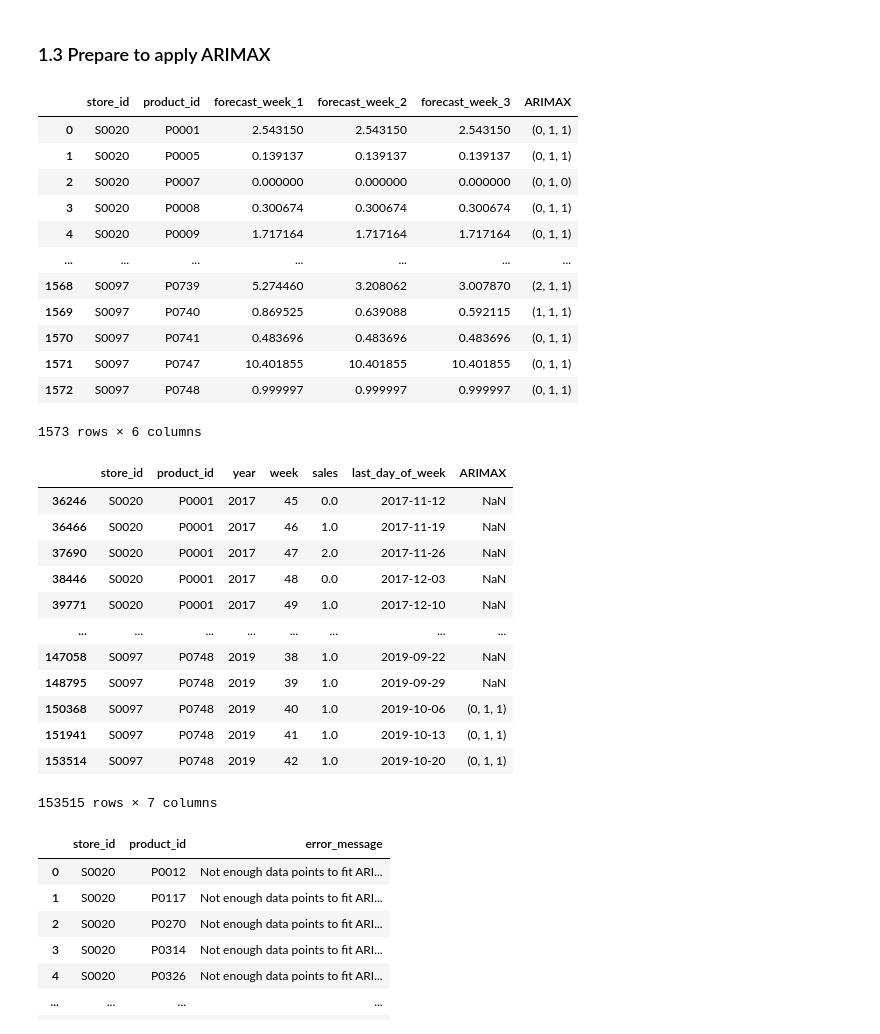
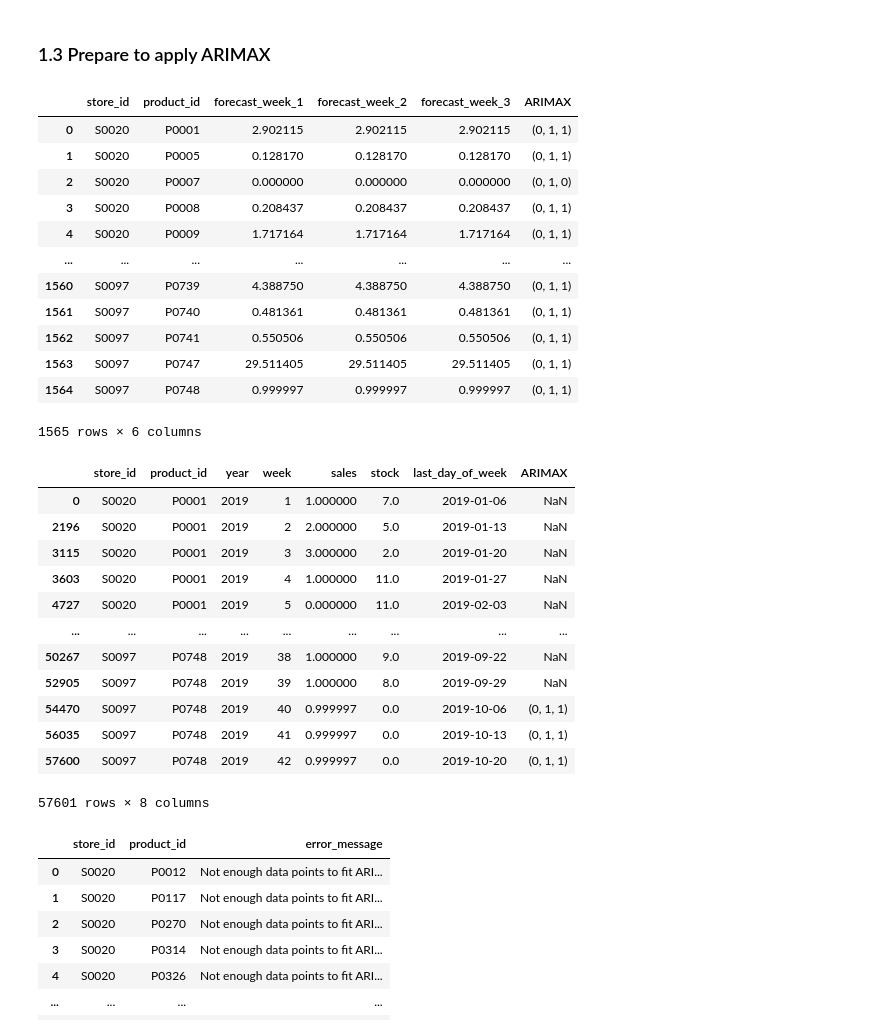
Before and after one commit to yurimfreitas/ProjectII, a Jupyter notebook: 5.3.2-Arimax_by_fabian_2019.ipynb, the cells around one changed output. Saved outputs shown, nothing was run; the diff lists cells and outputs as text; code cells hidden in the pictures.

```diff
--- a/5.3.2-Arimax_by_fabian_2019.ipynb
+++ b/5.3.2-Arimax_by_fabian_2019.ipynb
@@ -5,8 +5,8 @@ import joblib
 from statsmodels.tsa.statespace.sarimax import SARIMAX
 
 # df_sales_ dataset
-#df_sales_filtered_2019 = joblib.load('df_sales_filtered_2019.pkl')
-df_sales_filtered_all = joblib.load('df_sales_filtered_all.pkl')
+df_sales_filtered_2019 = joblib.load('df_sales_filtered_2019.pkl')
+#df_sales_filtered_all = joblib.load('df_sales_filtered_all.pkl')
 # %% [markdown]
 ## 1 Create a date field based in Year and Week of the year
 # %% [markdown]
@@ -21,7 +21,7 @@ def get_last_day_of_iso_week(year, week):
     return week_start_date + datetime.timedelta(days=6)
 
 # Applying function to DataFrame
-df_sales_filtered_all['last_day_of_week'] = df_sales_filtered_all.apply(
+df_sales_filtered_2019['last_day_of_week'] = df_sales_filtered_2019.apply(
     lambda x: get_last_day_of_iso_week(x['year'], x['week']), axis=1
 )
 # %%
@@ -30,15 +30,15 @@ df_sales_filtered_all['last_day_of_week'] = df_sales_filtered_all.apply(
 ### 1.2 Convert date to time series by set as index and sort that
 # %%
 # Set 'date' column as index and sort by date
-df_sales_filtered_all.set_index('last_day_of_week', inplace=True)
-df_sales_filtered_all.sort_index(inplace=True)
+df_sales_filtered_2019.set_index('last_day_of_week', inplace=True)
+df_sales_filtered_2019.sort_index(inplace=True)
 # %%
 #df_sales_filtered_2019.head(60)
 # %% [markdown]
 ### 1.3 Prepare to apply ARIMAX
 # %%
 # Group by 'store_id' and 'product_id'
-grouped = df_sales_filtered_all.groupby(['store_id', 'product_id'])
+grouped = df_sales_filtered_2019.groupby(['store_id', 'product_id'])
 
 # Create a DataFrame to store forecasts and a data frame to have those product/store with error
 df_forecasts = pd.DataFrame(columns=['store_id', 'product_id', 'forecast_week_1', 'forecast_week_2', 'forecast_week_3', 'ARIMAX'])
@@ -158,21 +158,23 @@ df_forecasts.to_csv('forecasts_arimax.csv', index=False)
 df_forecasts
 # %% [output]
 |  | store_id | product_id | forecast_week_1 | forecast_week_2 | forecast_week_3 | ARIMAX |
-| 0 | S0020 | P0001 | 2.543150 | 2.543150 | 2.543150 | (0, 1, 1) |
-| 1 | S0020 | P0005 | 0.139137 | 0.139137 | 0.139137 | (0, 1, 1) |
+| 0 | S0020 | P0001 | 2.902115 | 2.902115 | 2.902115 | (0, 1, 1) |
+| 1 | S0020 | P0005 | 0.128170 | 0.128170 | 0.128170 | (0, 1, 1) |
 | 2 | S0020 | P0007 | 0.000000 | 0.000000 | 0.000000 | (0, 1, 0) |
-| 3 | S0020 | P0008 | 0.300674 | 0.300674 | 0.300674 | (0, 1, 1) |
+| 3 | S0020 | P0008 | 0.208437 | 0.208437 | 0.208437 | (0, 1, 1) |
 | 4 | S0020 | P0009 | 1.717164 | 1.717164 | 1.717164 | (0, 1, 1) |
 | ... | ... | ... | ... | ... | ... | ... |
-| 1568 | S0097 | P0739 | 5.274460 | 3.208062 | 3.007870 | (2, 1, 1) |
-| 1569 | S0097 | P0740 | 0.869525 | 0.639088 | 0.592115 | (1, 1, 1) |
-| 1570 | S0097 | P0741 | 0.483696 | 0.483696 | 0.483696 | (0, 1, 1) |
-| 1571 | S0097 | P0747 | 10.401855 | 10.401855 | 10.401855 | (0, 1, 1) |
-| 1572 | S0097 | P0748 | 0.999997 | 0.999997 | 0.999997 | (0, 1, 1) |
+| 1560 | S0097 | P0739 | 4.388750 | 4.388750 | 4.388750 | (0, 1, 1) |
+| 1561 | S0097 | P0740 | 0.481361 | 0.481361 | 0.481361 | (0, 1, 1) |
+| 1562 | S0097 | P0741 | 0.550506 | 0.550506 | 0.550506 | (0, 1, 1) |
+| 1563 | S0097 | P0747 | 29.511405 | 29.511405 | 29.511405 | (0, 1, 1) |
+| 1564 | S0097 | P0748 | 0.999997 | 0.999997 | 0.999997 | (0, 1, 1) |
-1573 rows × 6 columns
+1565 rows × 6 columns
 # %%
-# This input and merge the data predicted with the sales already done
 import numpy as np
+import pandas as pd
+
+# Assuming df_forecasts and df_sales_filtered_2019 are already defined
 
 # Pivot the forecasts DataFrame
 df_forecasts_melted = df_forecasts.melt(id_vars=['store_id', 'product_id', 'ARIMAX'],
@@ -181,13 +183,12 @@ df_forecasts_melted = df_forecasts.melt(id_vars=['store_id', 'product_id', 'ARIM
 
 # Extract the week number from the 'week' column
 df_forecasts_melted['week'] = df_forecasts_melted['week'].str.extract('(\d+)').astype(int)
-df_forecasts_melted
 
 # Resetting index to ensure last_day_of_week is a regular column
-df_sales_filtered_all.reset_index(drop=False, inplace=True)
+df_sales_filtered_2019.reset_index(drop=False, inplace=True)
 
 # Step 1: Find the latest year and week number for each store_id and product_id
-latest_weeks = df_sales_filtered_all.groupby(['store_id', 'product_id'])[['year', 'week']].max().reset_index()
+latest_weeks = df_sales_filtered_2019.groupby(['store_id', 'product_id'])[['year', 'week']].max().reset_index()
 latest_weeks.columns = ['store_id', 'product_id', 'latest_year', 'latest_week']
 
 # Step 2: Merge the latest year and week numbers with the forecast DataFrame
@@ -199,51 +200,53 @@ def adjust_year_week(row):
     new_year = row['latest_year']
     while new_week > 52:  # Assuming 52 weeks in a year
         new_week -= 52
         new_year += 1
     return new_year, new_week
 
 df_combined[['forecast_year', 'forecast_week']] = df_combined.apply(
     lambda row: adjust_year_week(row), axis=1, result_type="expand"
 )
 
 # Step 4: Calculate the forecast's last_day_of_week based on forecast_year and forecast_week
 def get_last_day_of_iso_week(year, week):
     first_day_of_year = pd.Timestamp(year, 1, 4)
     first_monday_of_year = first_day_of_year - pd.Timedelta(days=first_day_of_year.weekday())
     week_start_date = first_monday_of_year + pd.Timedelta(weeks=week-1)
     return week_start_date + pd.Timedelta(days=6)
 
 df_combined['last_day_of_week'] = df_combined.apply(
     lambda row: get_last_day_of_iso_week(row['forecast_year'], row['forecast_week']), axis=1
 )
 
 # Step 5: Select and rename the necessary columns to match the desired format, using forecast as sales
 df_combined_final = df_combined[['store_id', 'product_id', 'forecast_year', 'forecast_week', 'forecast', 'last_day_of_week', 'ARIMAX']]
 df_combined_final.columns = ['store_id', 'product_id', 'year', 'week', 'sales', 'last_day_of_week', 'ARIMAX']
 
+# Include 'stock' column in the final combined data with 0 for forecasted sales
+df_combined_final['stock'] = 0
+
 # Step 6: Concatenate with the original sales DataFrame
-df_sales_final = df_sales_filtered_all[['store_id', 'product_id', 'year', 'week', 'sales', 'last_day_of_week']]
-df_sales_final['ARIMAX'] = np.nan  # Adding ARIMAX column with NaN for actual sales
+df_sales_final_arimax = df_sales_filtered_2019[['store_id', 'product_id', 'year', 'week', 'sales', 'stock', 'last_day_of_week']]
+df_sales_final_arimax ['ARIMAX'] = np.nan  # Adding ARIMAX column with NaN for actual sales
 
-df_final = pd.concat([df_sales_final, df_combined_final], ignore_index=True).sort_values(by=['store_id', 'product_id', 'year', 'week'])
+df_final_arimax = pd.concat([df_sales_final_arimax , df_combined_final[['store_id', 'product_id', 'year', 'week', 'sales', 'stock', 'last_day_of_week', 'ARIMAX']]], ignore_index=True).sort_values(by=['store_id', 'product_id', 'year', 'week'])
 
-df_final['sales'] = df_final['sales'].round(2)
 # Display the final DataFrame
-df_final
+df_final_arimax
 # %% [output]
-|  | store_id | product_id | year | week | sales | last_day_of_week | ARIMAX |
-| 36246 | S0020 | P0001 | 2017 | 45 | 0.0 | 2017-11-12 | NaN |
-| 36466 | S0020 | P0001 | 2017 | 46 | 1.0 | 2017-11-19 | NaN |
-| 37690 | S0020 | P0001 | 2017 | 47 | 2.0 | 2017-11-26 | NaN |
-| 38446 | S0020 | P0001 | 2017 | 48 | 0.0 | 2017-12-03 | NaN |
-| 39771 | S0020 | P0001 | 2017 | 49 | 1.0 | 2017-12-10 | NaN |
-| ... | ... | ... | ... | ... | ... | ... | ... |
-| 147058 | S0097 | P0748 | 2019 | 38 | 1.0 | 2019-09-22 | NaN |
-| 148795 | S0097 | P0748 | 2019 | 39 | 1.0 | 2019-09-29 | NaN |
-| 150368 | S0097 | P0748 | 2019 | 40 | 1.0 | 2019-10-06 | (0, 1, 1) |
-| 151941 | S0097 | P0748 | 2019 | 41 | 1.0 | 2019-10-13 | (0, 1, 1) |
-| 153514 | S0097 | P0748 | 2019 | 42 | 1.0 | 2019-10-20 | (0, 1, 1) |
+|  | store_id | product_id | year | week | sales | stock | last_day_of_week | ARIMAX |
+| 0 | S0020 | P0001 | 2019 | 1 | 1.000000 | 7.0 | 2019-01-06 | NaN |
+| 2196 | S0020 | P0001 | 2019 | 2 | 2.000000 | 5.0 | 2019-01-13 | NaN |
+| 3115 | S0020 | P0001 | 2019 | 3 | 3.000000 | 2.0 | 2019-01-20 | NaN |
+| 3603 | S0020 | P0001 | 2019 | 4 | 1.000000 | 11.0 | 2019-01-27 | NaN |
+| 4727 | S0020 | P0001 | 2019 | 5 | 0.000000 | 11.0 | 2019-02-03 | NaN |
+| ... | ... | ... | ... | ... | ... | ... | ... | ... |
+| 50267 | S0097 | P0748 | 2019 | 38 | 1.000000 | 9.0 | 2019-09-22 | NaN |
+| 52905 | S0097 | P0748 | 2019 | 39 | 1.000000 | 8.0 | 2019-09-29 | NaN |
+| 54470 | S0097 | P0748 | 2019 | 40 | 0.999997 | 0.0 | 2019-10-06 | (0, 1, 1) |
+| 56035 | S0097 | P0748 | 2019 | 41 | 0.999997 | 0.0 | 2019-10-13 | (0, 1, 1) |
+| 57600 | S0097 | P0748 | 2019 | 42 | 0.999997 | 0.0 | 2019-10-20 | (0, 1, 1) |
-153515 rows × 7 columns
+57601 rows × 8 columns
 # %%
 df_product_error
 # %% [output]
```
Also changed, not shown: parts of 4 cells of this notebook, 3 other files.
